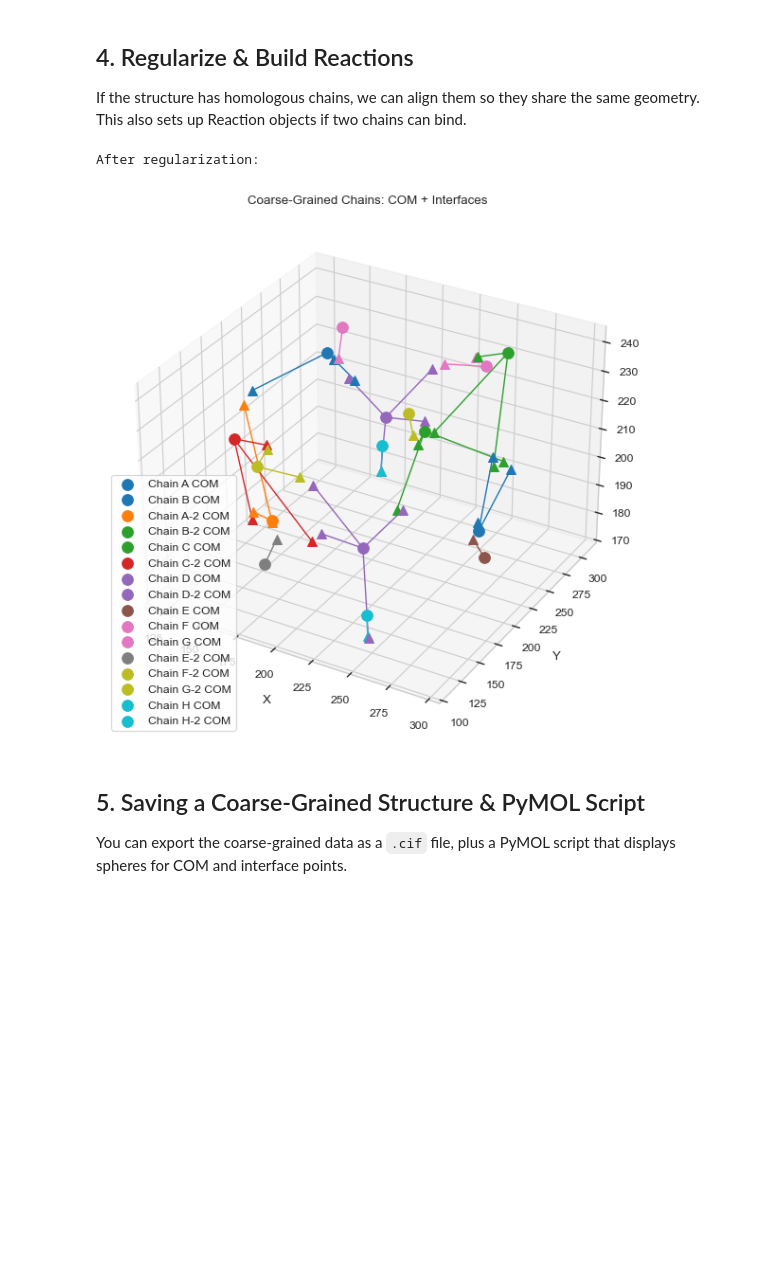
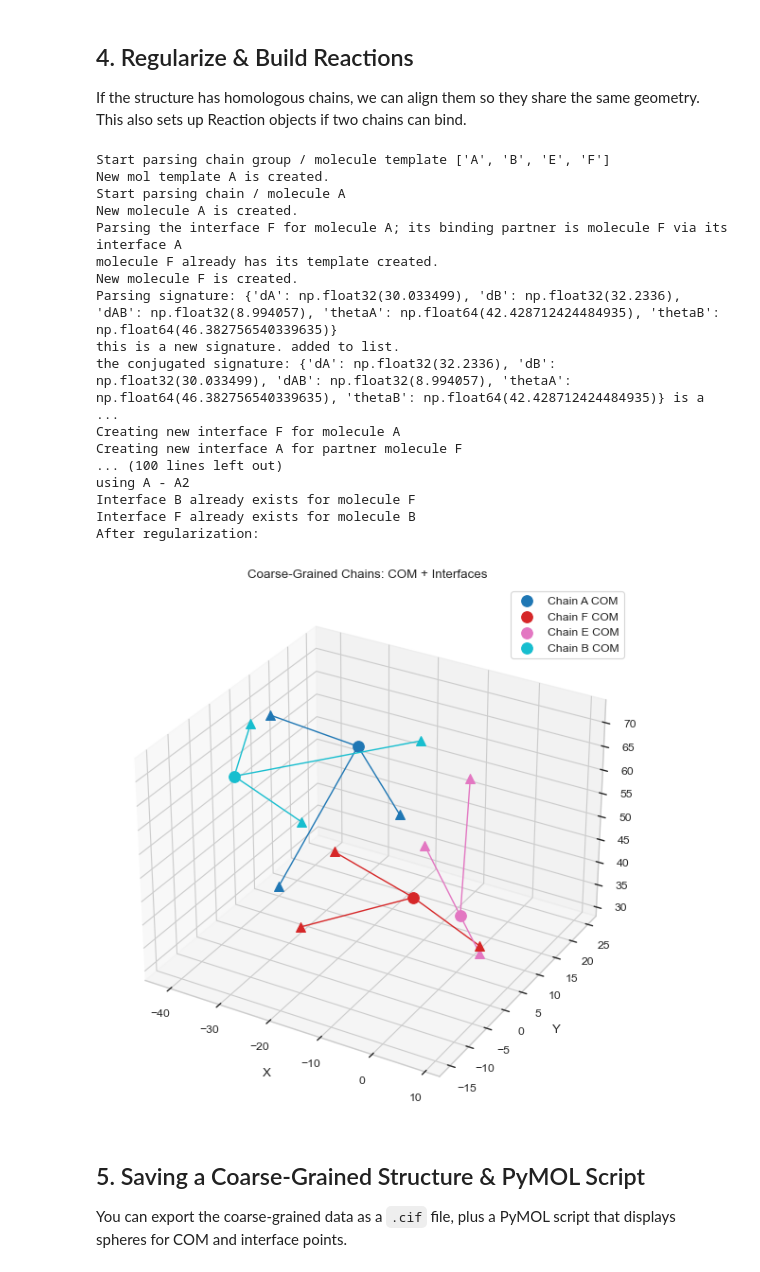
Before and after one commit to jonathanfischer97/ionerdss, a Jupyter notebook: docs/source/pdb_to_nerdss_tutorial.ipynb, the cells around one changed output. Saved outputs shown, nothing was run; the diff lists cells and outputs as text; code cells hidden in the pictures; blank space fills up the shorter version.

Commit message:
fix multiple interfaces between same pair of molecule templates issue

```diff
--- a/docs/source/pdb_to_nerdss_tutorial.ipynb
+++ b/docs/source/pdb_to_nerdss_tutorial.ipynb
@@ -24,7 +24,7 @@ Imports successful!
 ## 1. Create a `ProteinModel`
 Below, we demonstrate how to create a `ProteinModel` from a 4-letter PDB ID / PDB file / CIF file.
 # %%
-pdb_id = '../../data/7uhy.cif'
+pdb_id = '../../data/8y7s-assembly1.cif'
 model = ProteinModel(pdb_id)
 print('ProteinModel created!')
 # %% [output]
@@ -74,13 +76,29 @@ pymol visualize_coarse.pml
 If the structure has homologous chains, we can align them so they share the same geometry.
 This also sets up Reaction objects if two chains can bind.
 # %%
-model.regularize_molecules()
+model.regularize_molecules(dist_thresh_intra=3.5, dist_thresh_inter=3.5, angle_thresh=25)
 
 print('After regularization:')
 model.plot_regularized_structure()
 # %% [output]
+Start parsing chain group / molecule template ['A', 'B', 'E', 'F']
+New mol template A is created.
+Start parsing chain / molecule A
+New molecule A is created.
+Parsing the interface F for molecule A; its binding partner is molecule F via its interface A
+molecule F already has its template created.
+New molecule F is created.
+Parsing signature: {'dA': np.float32(30.033499), 'dB': np.float32(32.2336), 'dAB': np.float32(8.994057), 'thetaA': np.float64(42.428712424484935), 'thetaB': np.float64(46.382756540339635)}
+this is a new signature. added to list.
+the conjugated signature: {'dA': np.float32(32.2336), 'dB': np.float32(30.033499), 'dAB': np.float32(8.994057), 'thetaA': np.float64(46.382756540339635), 'thetaB': np.float64(42.428712424484935)} is a ...
+Creating new interface F for molecule A
+Creating new interface A for partner molecule F
+... (100 lines left out)
+using A - A2
+Interface B already exists for molecule F
+Interface F already exists for molecule B
 After regularization:
-[figure, old version]
+[figure, new version]
 # %% [markdown]
 ## 5. Saving a Coarse-Grained Structure & PyMOL Script
 You can export the coarse-grained data as a `.cif` file, plus a PyMOL script that displays spheres for COM and interface points.
```
Also changed, not shown: parts of 3 cells of this notebook, 3 other files.
